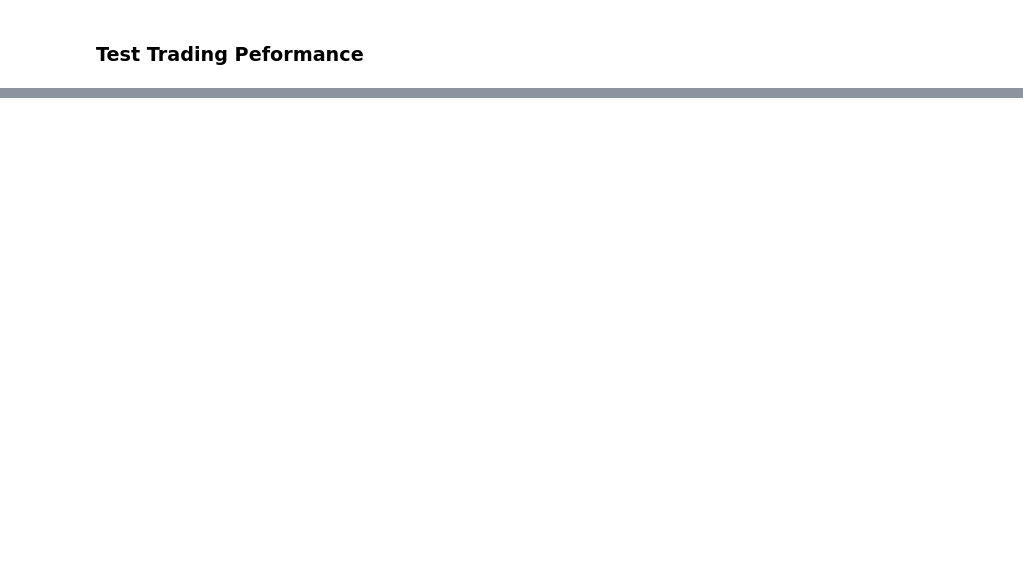
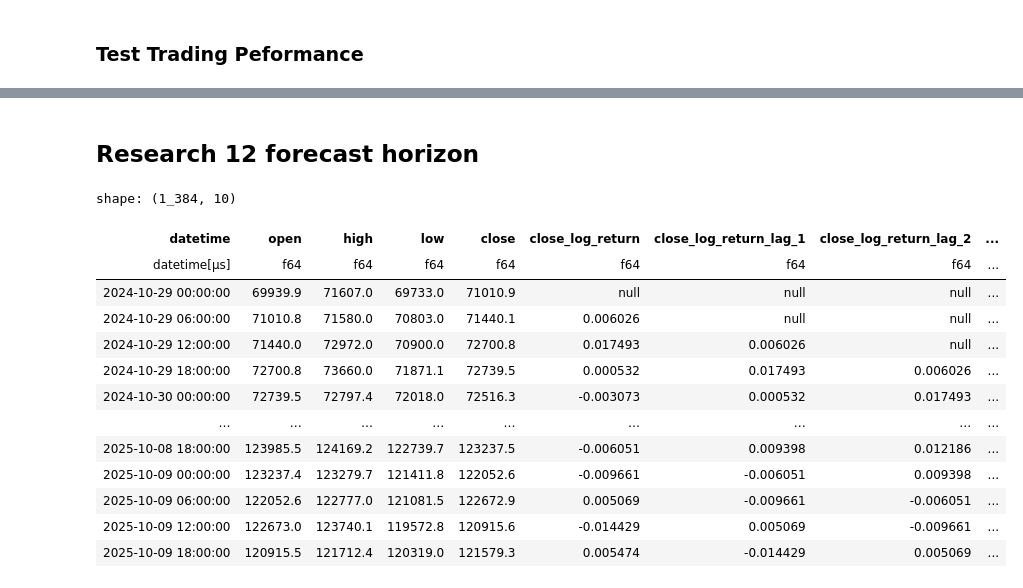
Before and after one commit to memlabs-research/build-a-quant-trading-strategy, a Jupyter notebook: video1.ipynb, the cells around one changed output, grey strips where cells are left out. Drawn from its saved outputs; the diff is of its cells as text; code cells hidden in the pictures; blank space fills up the shorter version.

```diff
--- a/video1.ipynb
+++ b/video1.ipynb
@@ -282,0 +725,4 @@ perf = research.benchmark_reg_model(ts, features, target, model, annualized_rate
+# %%
+target = 'close_log_return'
+feature_pool = [f'{target}_lag_{i}' for i in range(1, no_lags + 1)]
+research.benchmark_linear_models(ts.drop_nulls(), target, feature_pool, annualized_rate, loss=nn.HuberLoss())
@@ -282,0 +764,6 @@ perf = research.benchmark_reg_model(ts, features, target, model, annualized_rate
+# %%
+features = ['close_log_return_lag_1']
+model = LinearModel(len(features))
+model_trades = research.learn_model_trades(ts.drop_nulls(), features, target, model, loss=nn.L1Loss())
+model_trades = research.add_tx_fees_log(model_trades, maker_fee, taker_fee)
+research.plot_column(model_trades, 'equity_curve')
@@ -282,0 +776,2 @@ perf = research.benchmark_reg_model(ts, features, target, model, annualized_rate
+# %% [markdown]
+## Research 12 forecast horizon
@@ -282,0 +780,19 @@ perf = research.benchmark_reg_model(ts, features, target, model, annualized_rate
+# %%
+no_lags = 4
+ts = research.add_log_return_features(ts, 'close', forecast_horizon, max_no_lags=no_lags)
+ts
+# %% [output]
+shape: (1_384, 10)
+| datetime | open | high | low | close | close_log_return | close_log_return_lag_1 | close_log_return_lag_2 | ... |
+| datetime[μs] | f64 | f64 | f64 | f64 | f64 | f64 | f64 | ... |
+| 2024-10-29 00:00:00 | 69939.9 | 71607.0 | 69733.0 | 71010.9 | null | null | null | ... |
+| 2024-10-29 06:00:00 | 71010.8 | 71580.0 | 70803.0 | 71440.1 | 0.006026 | null | null | ... |
+| 2024-10-29 12:00:00 | 71440.0 | 72972.0 | 70900.0 | 72700.8 | 0.017493 | 0.006026 | null | ... |
+| 2024-10-29 18:00:00 | 72700.8 | 73660.0 | 71871.1 | 72739.5 | 0.000532 | 0.017493 | 0.006026 | ... |
+| 2024-10-30 00:00:00 | 72739.5 | 72797.4 | 72018.0 | 72516.3 | -0.003073 | 0.000532 | 0.017493 | ... |
+| … | … | … | … | … | … | … | … | ... |
+| 2025-10-08 18:00:00 | 123985.5 | 124169.2 | 122739.7 | 123237.5 | -0.006051 | 0.009398 | 0.012186 | ... |
+| 2025-10-09 00:00:00 | 123237.4 | 123279.7 | 121411.8 | 122052.6 | -0.009661 | -0.006051 | 0.009398 | ... |
+| 2025-10-09 06:00:00 | 122052.6 | 122777.0 | 121081.5 | 122672.9 | 0.005069 | -0.009661 | -0.006051 | ... |
+| 2025-10-09 12:00:00 | 122673.0 | 123740.1 | 119572.8 | 120915.6 | -0.014429 | 0.005069 | -0.009661 | ... |
+| 2025-10-09 18:00:00 | 120915.5 | 121712.4 | 120319.0 | 121579.3 | 0.005474 | -0.014429 | 0.005069 | ... |
```
Also changed, not shown: parts of 68 cells of this notebook, 1 other file.
